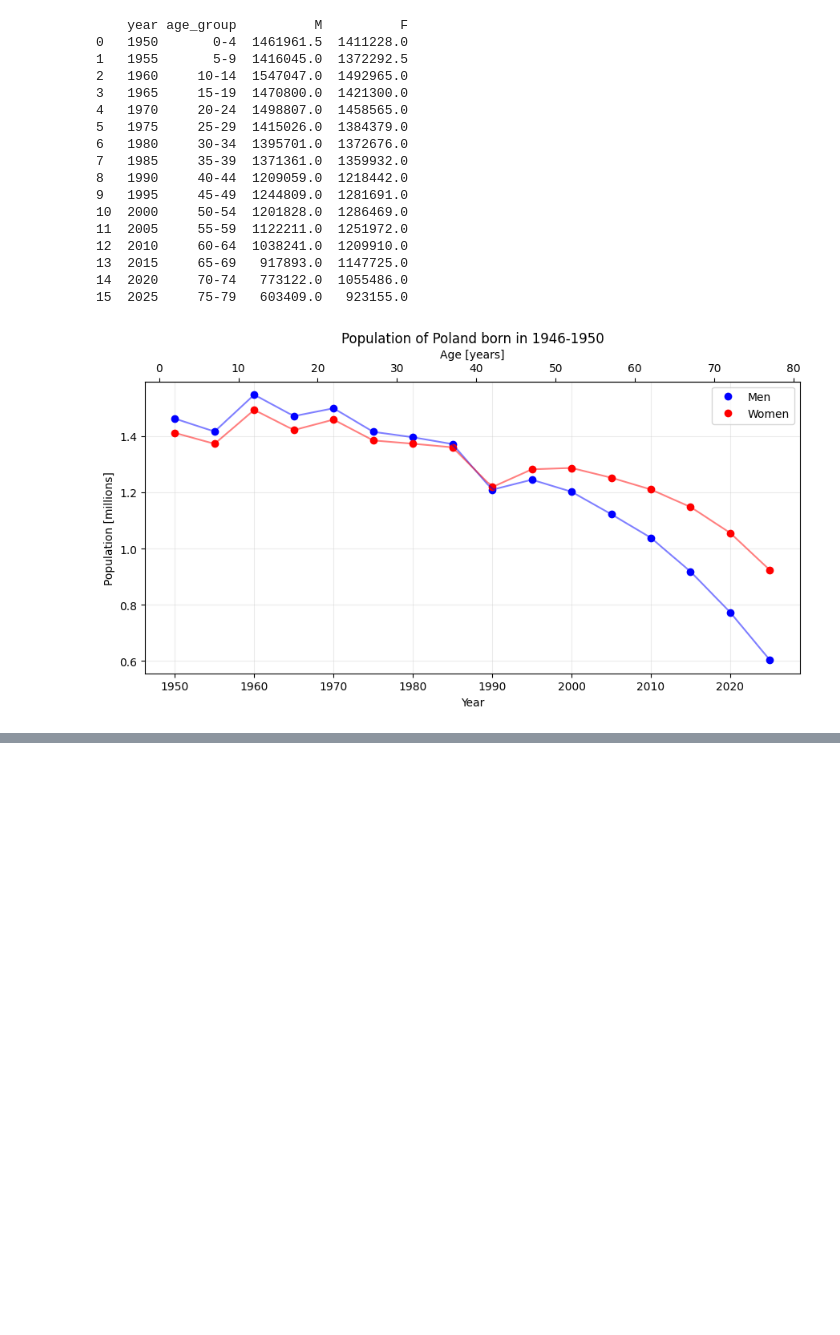
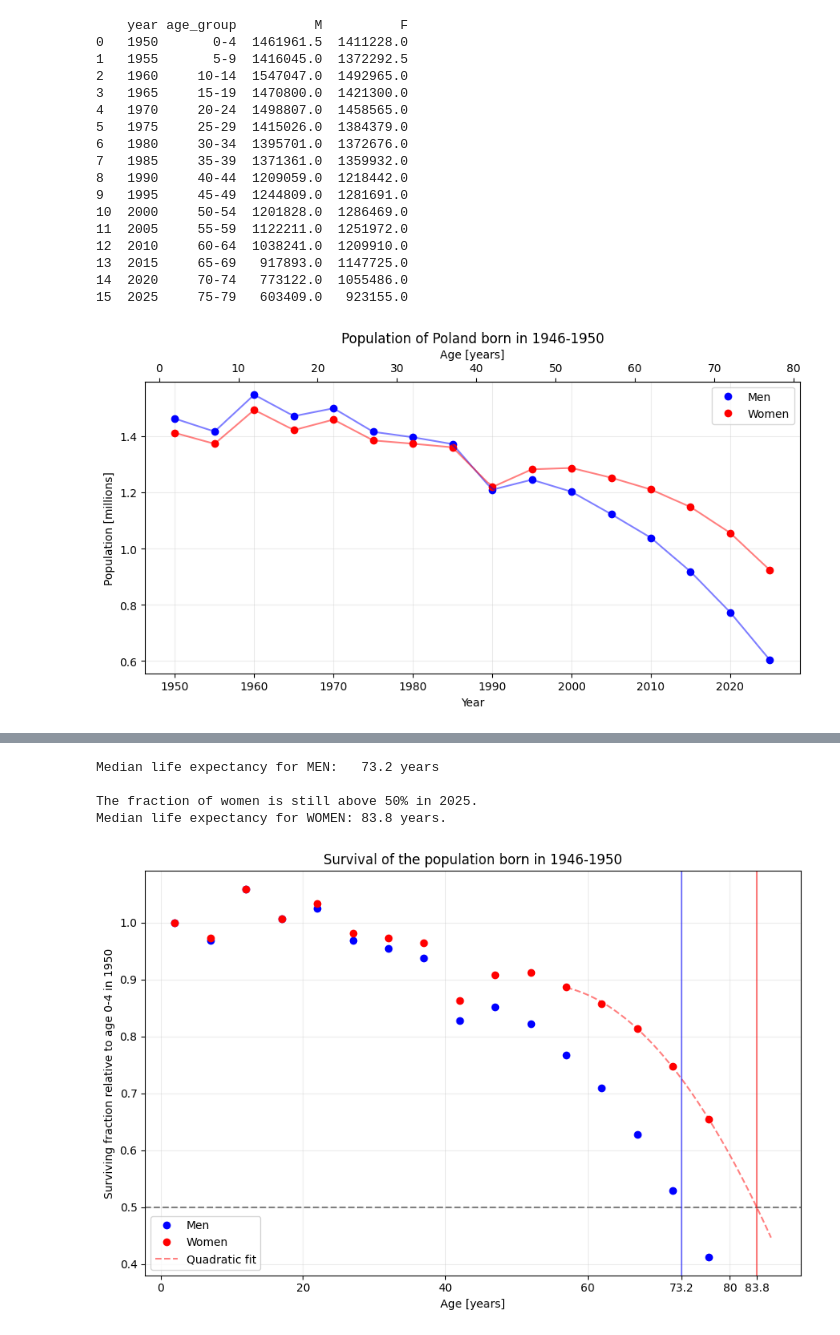
Before and after one commit to igordt/SAED_homeworks, a Jupyter notebook: h1/h1.ipynb, the cells around one changed output, grey strips where cells are left out. Drawn from its saved outputs; the diff is of its cells as text; code cells hidden in the pictures; blank space fills up the shorter version.

Commit message:
task2

```diff
--- a/h1/h1.ipynb
+++ b/h1/h1.ipynb
@@ -236,0 +249,78 @@ plt.show()
+# %%
+# We consider the age of the batch as the centre of the age group
+age = (batch.year - 1948).to_numpy() # Conversion to numpy array to facilitate later calculations
+
+# Fraction of the initial population
+fM = (batch.M / batch.M.iat[0]).to_numpy()
+fF = (batch.F / batch.F.iat[0]).to_numpy()
+
+## Men
+# We search for the first point where the fraction drops below 0.5
+for i in range(len(fM)):
+    if fM[i] < 0.5:
+        break
+
+# Found the point where the fM drops below 0.5, we can interpolate the two points with a linear function.
+# After that we impose the condition that fM(age) = 0.5 and solve for age.
+med_M = age[i-1] + (0.5 - fM[i-1]) / (fM[i] - fM[i-1]) * (age[i] - age[i-1])
+print(f"Median life expectancy for MEN:   {med_M:.1f} years\n")
+
+
+## Women
+if np.all(fF >= 0.5):
+    print("The fraction of women is still above 50% in 2025.")
+
+
+# In 2025 the fraction of women is still above 50%.
+# We can use a quadratic function to fit the last five points and find the solution of the equation fF(age) = 0.5.
+
+def parabola(x, a, b, c):
+    return a * x**2 + b * x + c
+
+# Fit of the last 5 points
+# The curve_fit function returns two arrays:
+# "par" is the optimal values for parameters a, b, c of the defined function
+# "pcov" is the covariance matrix of the parameters
+par, cov = curve_fit(parabola, age[-5:], fF[-5:]) # with [-5:] we take only the last 5 entries of the arrays
+
+# Age at which the parabola reaches 0.5 is found using the brentq function,
+# which finds the root of a function in a given interval.
+# In this case the interval is chosen between the last data point and 100 years.
+med_F = brentq(lambda x: parabola(x, *par) - 0.5, age[-1], 100)
+
+print(f"Median life expectancy for WOMEN: {med_F:.1f} years.\n")
+
+fig, ax = plt.subplots(figsize=(9, 6))
+ax.plot(age, fM, "o", c="blue", label="Men")
+ax.plot(age, fF, "o", c="red", label="Women")
+
+# We plot the parabolic function fitted to the last 5 points
+aa = np.linspace(age[-5], med_F + 2, 100)
+ax.plot(aa, parabola(aa, *par), "--", c="red", alpha=0.5, label="Quadratic fit")
+
+ax.axhline(0.5, c="gray", ls="--") # This is the median life expectancy
+ax.axvline(med_M, c="blue", alpha=0.5) # Median life expectancy for men
+ax.axvline(med_F, c="red", alpha=0.5) # Median life expectancy for women
+
+# Add two ticks on the x axis at the median life expectancies
+xlim = ax.get_xlim() # Get the x limits of the plot
+ticks = [t for t in ax.get_xticks() if xlim[0] <= t <= xlim[1]] # Get the ticks that are within the x limits of the plot
+
+# Now we add the values of the median life expectancies to the list of ticks
+ax.set_xticks(ticks + [med_M, med_F], [f"{t:g}" for t in ticks] + [f"{med_M:.1f}", f"{med_F:.1f}"])
+
+ax.set_xlabel("Age [years]")
+ax.set_ylabel("Surviving fraction relative to age 0-4 in 1950")
+ax.set_title("Survival of the population born in 1946-1950")
+ax.grid(alpha=0.3, c="silver")
+ax.legend()
+
+plt.tight_layout()
+fig.savefig("task2.png", dpi=300)
+plt.show()
+# %% [output]
+Median life expectancy for MEN:   73.2 years
+
+The fraction of women is still above 50% in 2025.
+Median life expectancy for WOMEN: 83.8 years.
+[figure, added]
```
Also changed, not shown: parts of 4 cells of this notebook, 1 other file.
